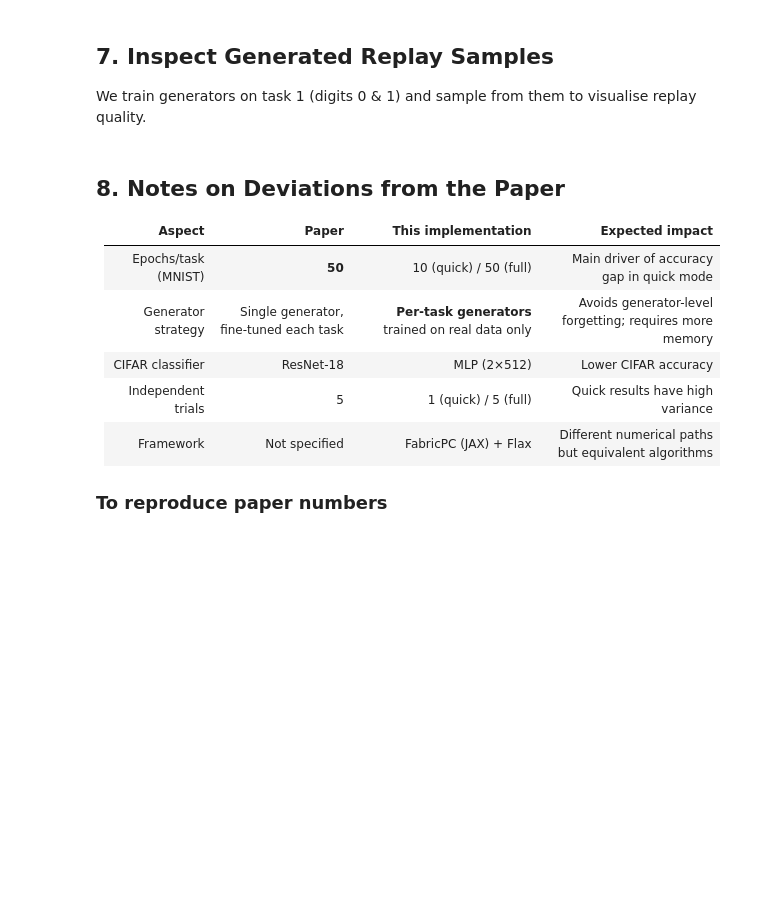
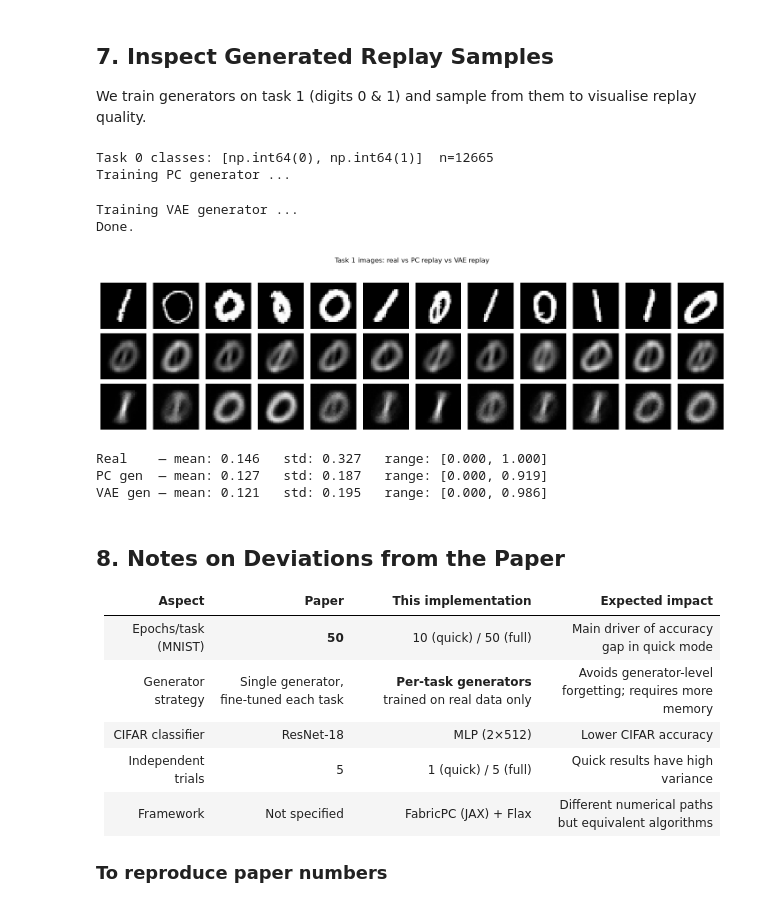
Before and after one commit to shamx9ir/FabricPC, a Jupyter notebook: examples/continual_learning_replay.ipynb, the cells around one changed output. Saved outputs shown, nothing was run; the diff lists cells and outputs as text; code cells hidden in the pictures; blank space fills up the shorter version.

```diff
--- a/examples/continual_learning_replay.ipynb
+++ b/examples/continual_learning_replay.ipynb
@@ -123,8 +141,8 @@ plt.show()
 Set `quick=True` for a fast smoke test (10 gen epochs, 20 clf epochs).
 Set `quick=False` to match the paper's 50 epochs per task (much slower on CPU).
 # %%
-QUICK   = True    # False → 50 epochs/task, paper-comparable
-N_TRIALS = 1      # paper uses 5; increase for error bars
+QUICK   = False    # False → 50 epochs/task, paper-comparable
+N_TRIALS = 5      # paper uses 5; increase for error bars
 
 cfg = clr.DATASET_CONFIGS['mnist']
 
@@ -358,21 +411,25 @@ plt.show()
 We train generators on task 1 (digits 0 & 1) and sample from them to visualise replay quality.
 # %%
 # Build and train a generator for task 0 only
-x_task0, y_task0 = tasks[0][0], tasks[0][1]
-classes_task0 = sorted(np.unique(y_task0).tolist())
+x_task0       = tasks[0]['x_train']
+y_task0       = tasks[0]['y_train']
+classes_task0 = tasks[0]['classes']
 print(f'Task 0 classes: {classes_task0}  n={len(x_task0)}')
+
+cfg = clr.DATASET_CONFIGS['mnist']
 
 def make_and_train_generator(method, seed):
     gen = clr._make_generator(
         method=method,
         data_dim=784,
-        latent_dim=clr.DATASET_CONFIGS['mnist']['latent_dim'],
-        hidden_dim=clr.DATASET_CONFIGS['mnist']['hidden_dim'],
+        latent_dim=cfg['latent_dim'],
+        hidden_dim=cfg['hidden_dim'],
         seed=seed,
     )
-    gen.fit(x_task0,
-            n_epochs=clr.DATASET_CONFIGS['mnist']['quick_epochs_gen'],
-            batch_size=128, lr=1e-3, seed=seed)
+    gen.train(x_task0,
+              n_epochs=cfg['quick_epochs_gen'],
+              batch_size=128,
+              lr=1e-3)
     return gen
 
 print('Training PC generator ...')
@@ -380,38 +437,47 @@ gen_pc  = make_and_train_generator('pc',  seed=SEED)
 print('Training VAE generator ...')
 gen_vae = make_and_train_generator('vae', seed=SEED)
 print('Done.')
+# %% [output]
+Task 0 classes: [np.int64(0), np.int64(1)]  n=12665
+Training PC generator ...
+Training VAE generator ...
+Done.
 # %%
 N_SAMPLES = 12
 
 rng = np.random.default_rng(SEED)
-label_cycle = np.tile(classes_task0, N_SAMPLES // len(classes_task0) + 1)[:N_SAMPLES]
 
-samples_pc  = gen_pc.generate(N_SAMPLES,  labels=label_cycle, seed=SEED)
-samples_vae = gen_vae.generate(N_SAMPLES, labels=label_cycle, seed=SEED)
+samples_pc  = gen_pc.generate(N_SAMPLES,  seed=SEED)
+samples_vae = gen_vae.generate(N_SAMPLES, seed=SEED)
 
-# Also pick N_SAMPLES real images for comparison
-real_idx = rng.choice(len(x_task0), N_SAMPLES, replace=False)
+# Real images for comparison
+real_idx  = rng.choice(len(x_task0), N_SAMPLES, replace=False)
 real_imgs = x_task0[real_idx]
 
 fig, axes = plt.subplots(3, N_SAMPLES, figsize=(N_SAMPLES * 1.2, 4))
 row_labels = ['Real', 'PC replay', 'VAE replay']
 for row, (imgs, row_label) in enumerate(zip([real_imgs, samples_pc, samples_vae], row_labels)):
     for col in range(N_SAMPLES):
         axes[row, col].imshow(imgs[col].reshape(28, 28), cmap='gray', vmin=0, vmax=1)
         axes[row, col].axis('off')
     axes[row, 0].set_ylabel(row_label, fontsize=9, rotation=90, labelpad=4)
 
 fig.suptitle('Task 1 images: real vs PC replay vs VAE replay', fontsize=11, y=1.02)
 plt.tight_layout()
 plt.show()
 
 # Pixel statistics
 print(f"Real    — mean: {real_imgs.mean():.3f}   std: {real_imgs.std():.3f}   "
       f"range: [{real_imgs.min():.3f}, {real_imgs.max():.3f}]")
 print(f"PC gen  — mean: {samples_pc.mean():.3f}   std: {samples_pc.std():.3f}   "
       f"range: [{samples_pc.min():.3f}, {samples_pc.max():.3f}]")
 print(f"VAE gen — mean: {samples_vae.mean():.3f}   std: {samples_vae.std():.3f}   "
       f"range: [{samples_vae.min():.3f}, {samples_vae.max():.3f}]")
+# %% [output]
+[figure, added]
+Real    — mean: 0.146   std: 0.327   range: [0.000, 1.000]
+PC gen  — mean: 0.127   std: 0.187   range: [0.000, 0.919]
+VAE gen — mean: 0.121   std: 0.195   range: [0.000, 0.986]
 # %% [markdown]
 ## 8. Notes on Deviations from the Paper
 
```
Also changed, not shown: parts of 9 cells of this notebook, 8 other files.
